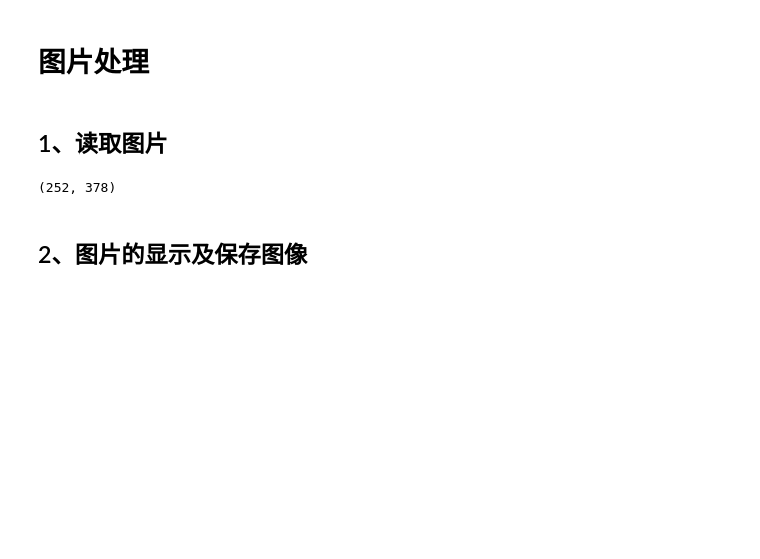
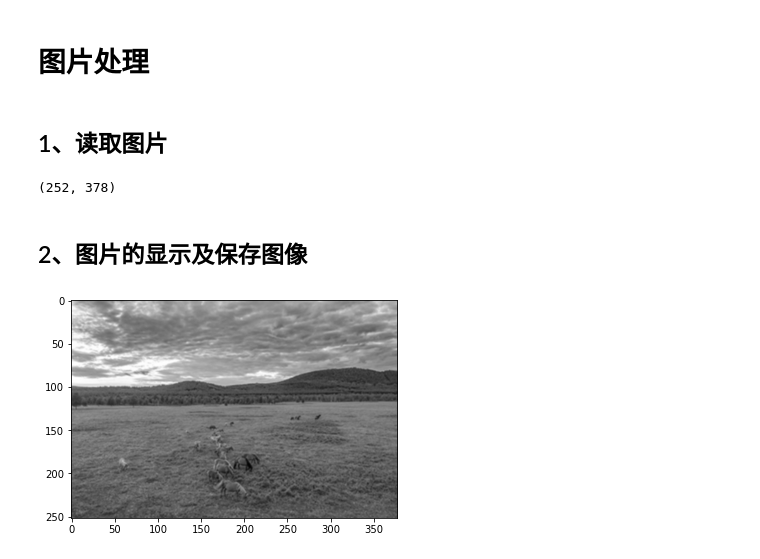
Before and after one commit to mangxiao2018/opencv-samples, a Jupyter notebook: 10002-pichandler.ipynb, the cells around one changed output. Saved outputs shown, nothing was run; the diff lists cells and outputs as text; code cells hidden in the pictures; blank space fills up the shorter version.

```diff
--- a/10002-pichandler.ipynb
+++ b/10002-pichandler.ipynb
@@ -30,3 +30,14 @@ if key == 27:
 elif key == ord('s'): # 输入S键保存图片并退出
     cv.imwrite('images/horses_.jpg',img)
 cv.destroyAllWindows()
+# %%
+#加载第三方包
+import cv2 as cv
+from matplotlib import pyplot as plt
+
+img = cv.imread('images/horses.jpg',0)
+#使用Matplotlib导入图像
+plt.imshow(img, cmap = 'gray', interpolation = 'bicubic')
+plt.show()
+# %% [output]
+[figure, added]
```
